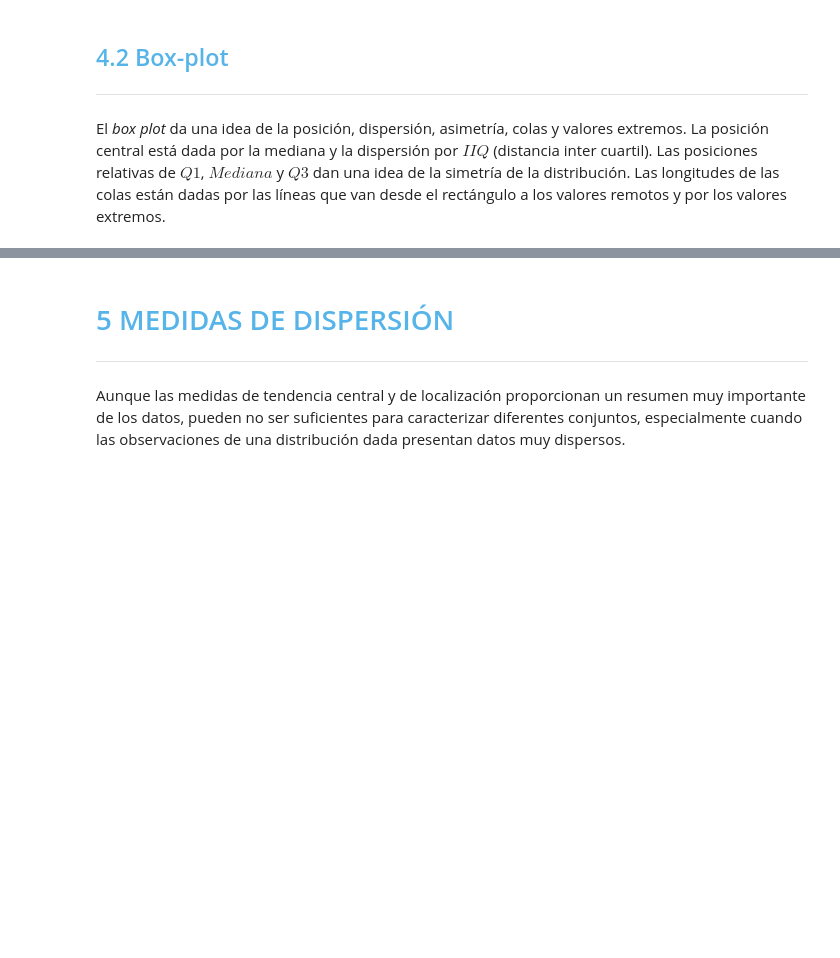
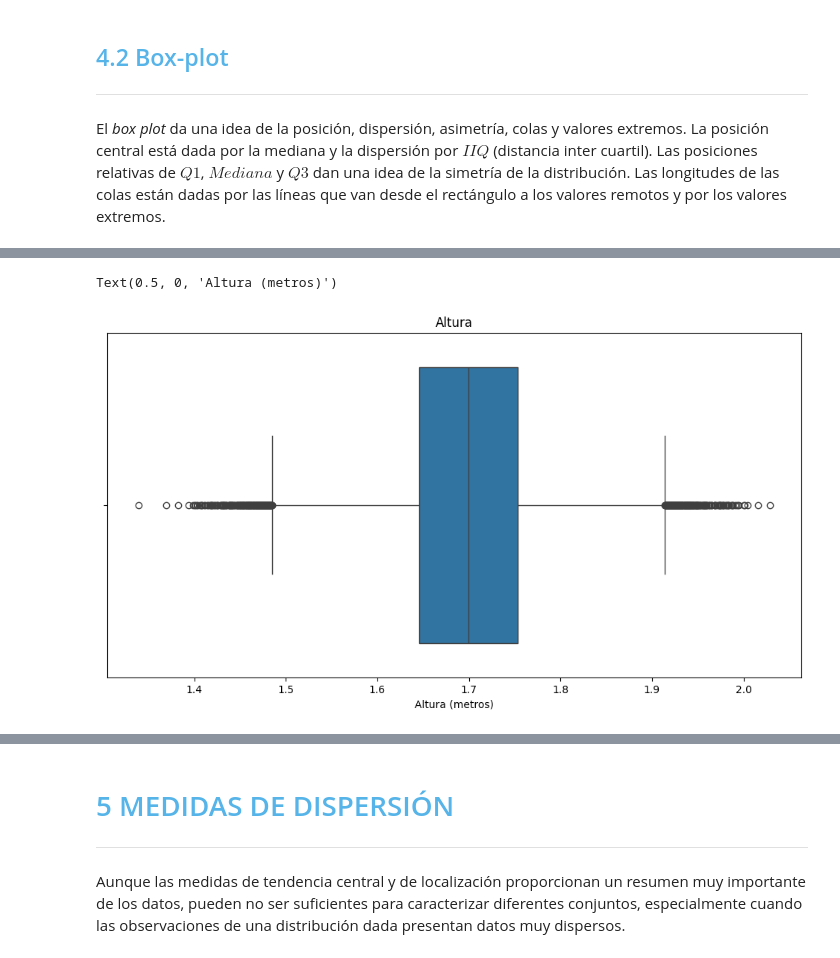
Before and after one commit to BlopezEspinoza070801/Amigo-Secreto, a Jupyter notebook: Curso_de_Estadística_con_Python_1.ipynb, the cells around one changed output, grey strips where cells are left out. Drawn from its saved outputs; the diff is of its cells as text; code cells hidden in the pictures; blank space fills up the shorter version.

```diff
--- a/Curso_de_Estadística_con_Python_1.ipynb
+++ b/Curso_de_Estadística_con_Python_1.ipynb
@@ -949,3 +1020,11 @@ Hay una serie de medidas de posición similares en su diseño a la mediana, aunq
 El *box plot* da una idea de la posición, dispersión, asimetría, colas y valores extremos. La posición central está dada por la mediana y la dispersión por $IIQ$ (distancia inter cuartil). Las posiciones relativas de $Q1$, $Mediana$ y $Q3$ dan una idea de la simetría de la distribución. Las longitudes de las colas están dadas por las líneas que van desde el rectángulo a los valores remotos y por los valores extremos.
 # %% [markdown]
 <img src='https://caelum-online-public.s3.amazonaws.com/ESP-1752-estadistica-con-python-parte1/img005.png' width='65%'>
+# %%
+ax=sns.boxplot(x='Altura',data=datos,orient='h')
+ax.figure.set_size_inches(12,6)
+ax.set_title('Altura')
+ax.set_xlabel('Altura (metros)')
+# %% [output]
+Text(0.5, 0, 'Altura (metros)')
+[figure, added]
```
Also changed, not shown: parts of 12 cells of this notebook.
